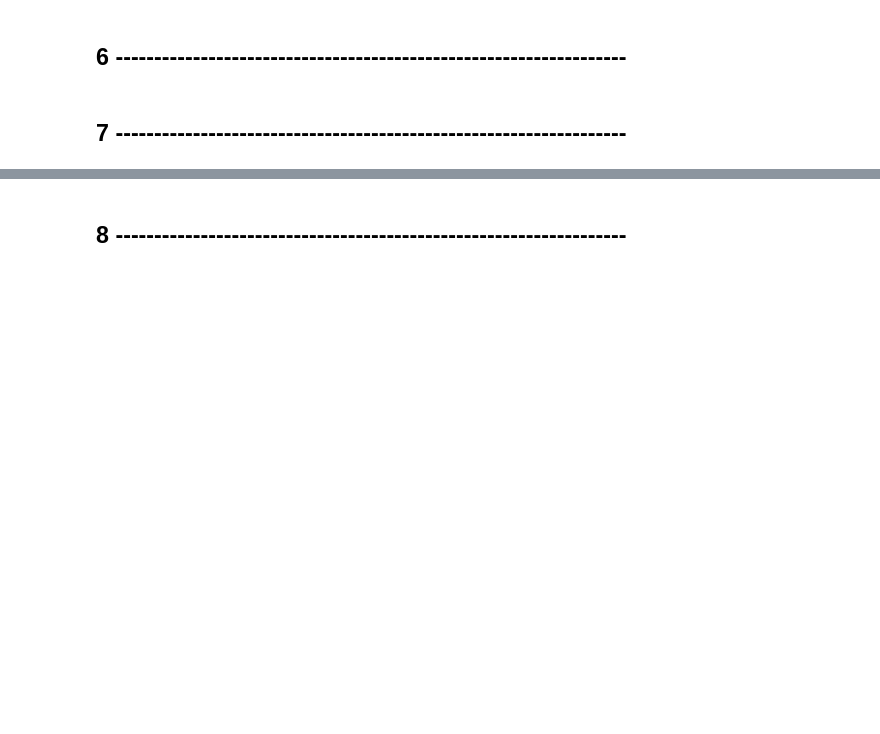
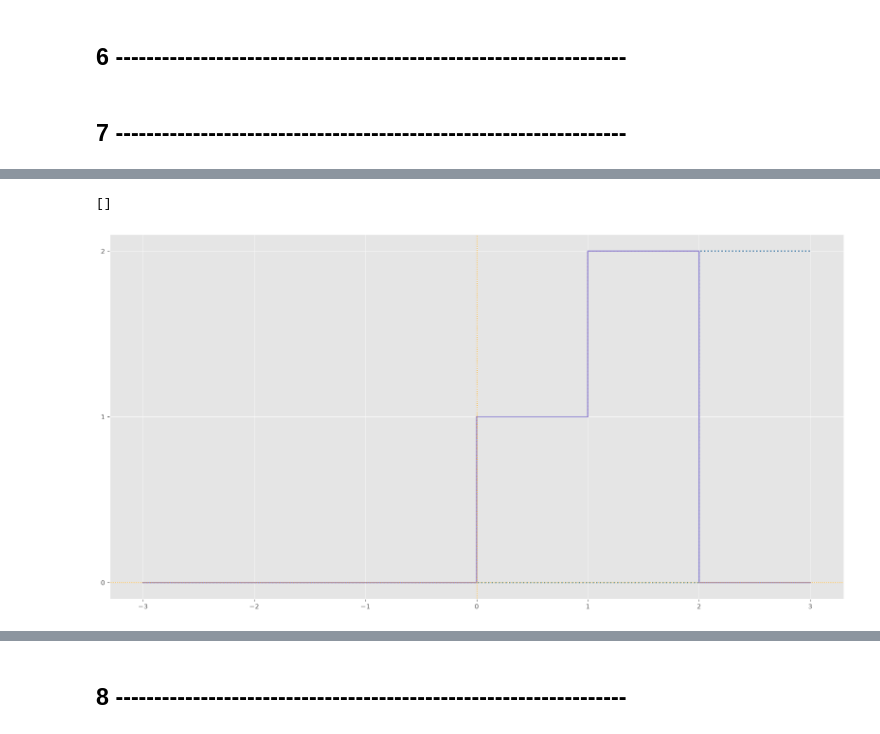
Before and after one commit to ilavaggi/SyS-2026, a Jupyter notebook: TP1.ipynb, the cells around one changed output, grey strips where cells are left out. Drawn from its saved outputs; the diff is of its cells as text; code cells hidden in the pictures; blank space fills up the shorter version.

```diff
--- a/TP1.ipynb
+++ b/TP1.ipynb
@@ -476,0 +533,21 @@ plt.show()
+# %%
+# ahora la escalerita
+# escalon a partir de 0, + escalon a partir de 1
+d = u(t) + u(t-1)
+# escalon doble, a partir de 2
+e = 2 * u(t-2)
+#las resto
+f = d-e
+plt.figure(figsize=(20,10))
+plt.plot(t,d,":")
+plt.plot(t,e,":")
+plt.plot(t,f)
+plt.yticks(range(-5,6))
+plt.xticks(range(-3,4))
+plt.axvline(0, color="orange", linewidth=1, linestyle=":")
+plt.axhline(0, color="orange", linewidth=1, linestyle=":")
+
+plt.plot()
+# %% [output]
+[]
+[figure, added]
```
Also changed, not shown: parts of 13 cells of this notebook.
